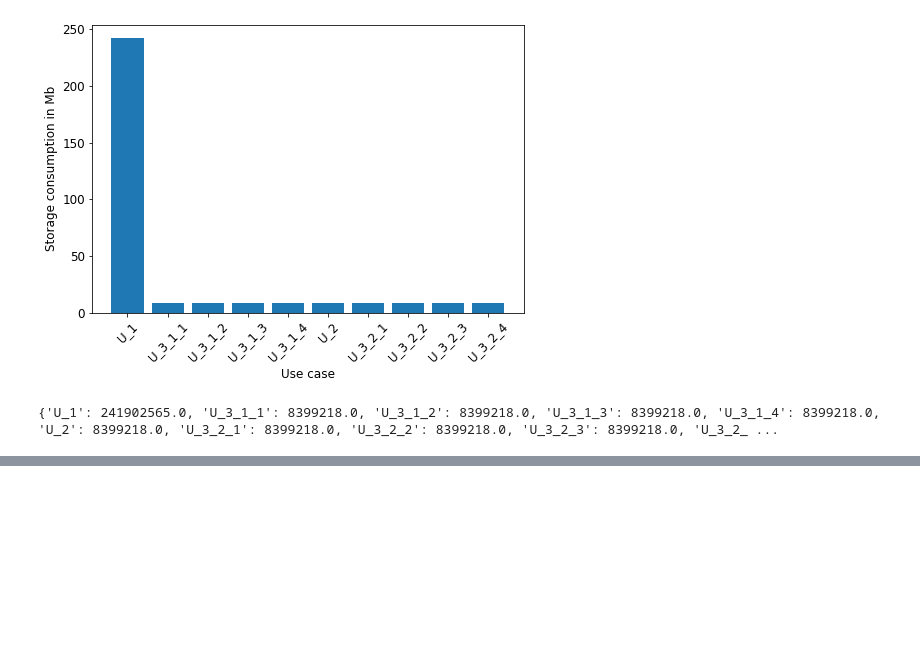
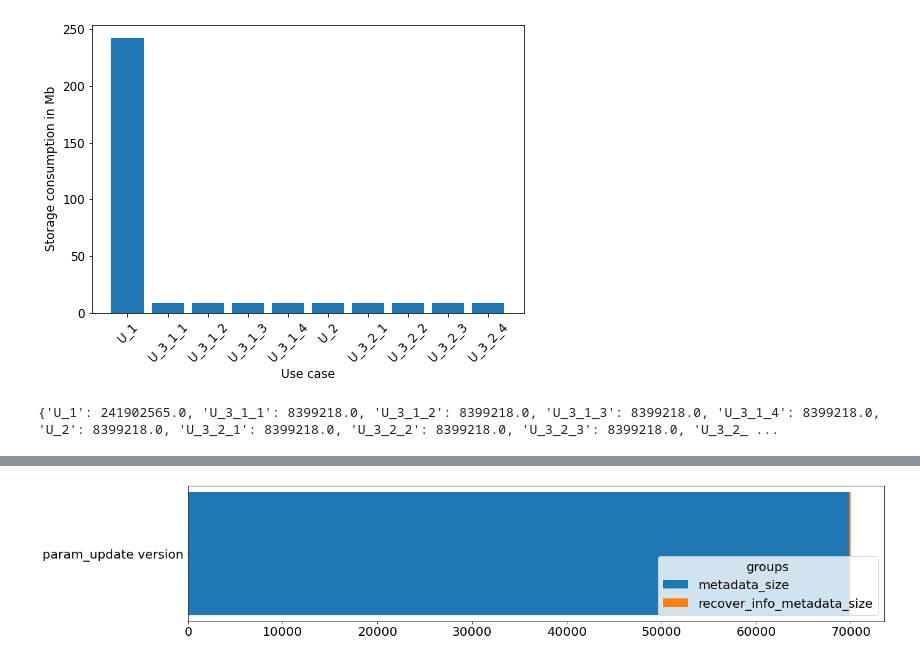
Before and after one commit to slin96/master-thesis, a Jupyter notebook: experiments/plots/storage_consumption.ipynb, the cells around one changed output, grey strips where cells are left out. Cells and saved outputs as stored; diff of their text form; code cells hidden in the pictures; blank space fills up the shorter version.

```diff
--- a/experiments/plots/storage_consumption.ipynb
+++ b/experiments/plots/storage_consumption.ipynb
@@ -302,0 +325,7 @@ plot_median_storage_consumption(metas, save_path='./pdfs/median-storage-baseline
+# %%
+plt.rc('font', size=20)
+del version_flat['recover_info_update']
+version_flat = {PARAM_UPDATE + ' version': version_flat}
+plot_abs_storage_dist(version_flat, save_path='./pdfs/param-update/mobilenet-version-meta-storage-dist.pdf')
+# %% [output]
+[figure, added]
```
Also changed, not shown: parts of 31 cells of this notebook, 9 other files.
